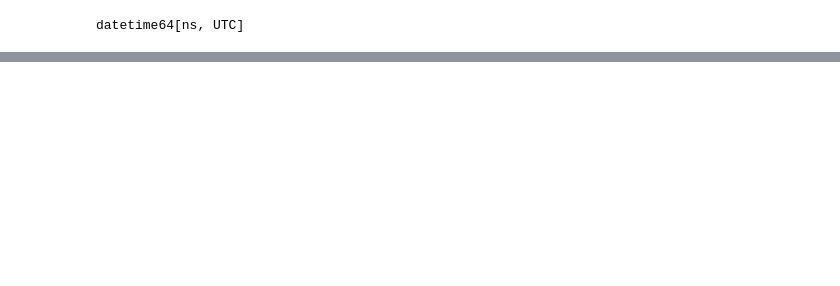
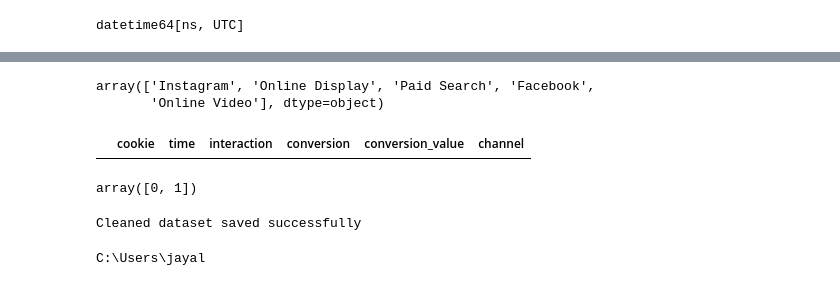
Before and after one commit to jaya764/Multi-Touch-Marketing-Attribution, a Jupyter notebook: eda.ipynb, the cells around one changed output, grey strips where cells are left out. Cells and saved outputs as stored; diff of their text form; code cells hidden in the pictures; blank space fills up the shorter version.

```diff
--- a/eda.ipynb
+++ b/eda.ipynb
@@ -75,0 +191,23 @@ datetime64[ns, UTC]
+# %%
+df['channel'].unique()
+# %% [output]
+array(['Instagram', 'Online Display', 'Paid Search', 'Facebook',
+       'Online Video'], dtype=object)
+# %%
+df[df['conversion_value']<0]
+# %% [output]
+|  | cookie | time | interaction | conversion | conversion_value | channel |
+# %%
+df['conversion'].unique()
+# %% [output]
+array([0, 1])
+# %%
+df.to_csv("Cleaned_attribution_data.csv",index=False)
+print("Cleaned dataset saved successfully")
+# %% [output]
+Cleaned dataset saved successfully
+# %%
+import os
+print(os.getcwd())
+# %% [output]
+C:\Users\jayal
```
Also changed, not shown: parts of 19 cells of this notebook.
